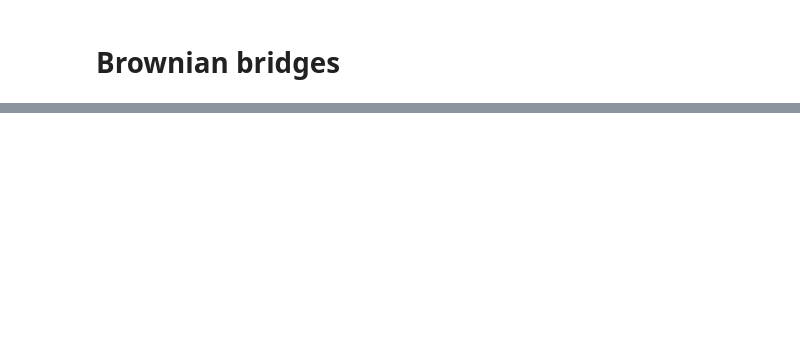
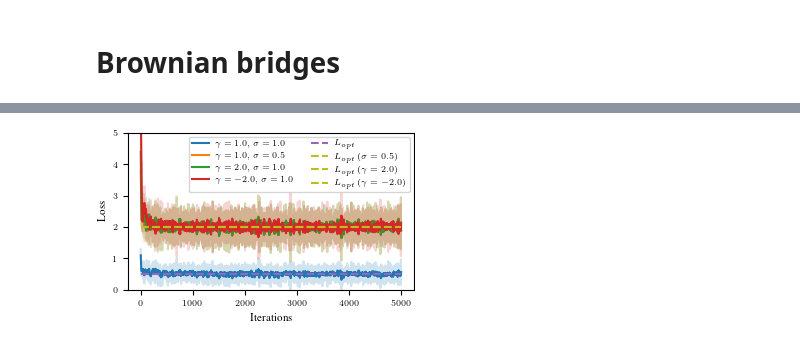
Before and after one commit to bookdiver/neuralbridge, a Jupyter notebook: examples/brownian.ipynb, the cells around one changed output, grey strips where cells are left out. Saved outputs shown, nothing was run; the diff lists cells and outputs as text; code cells hidden in the pictures; blank space fills up the shorter version.

```diff
--- a/examples/brownian.ipynb
+++ b/examples/brownian.ipynb
@@ -4,16 +4,19 @@
 %load_ext autoreload
 %autoreload 2
 # %%
+import numpy as np
 import jax
 import jax.numpy as jnp
-import jax.scipy as jsp
 import jax.random as jr
 
 import matplotlib.pyplot as plt
+from tueplots import bundles
+
+plt.rcParams.update(bundles.icml2024())
 from flax import nnx
 
 from neuralbridge.sdes.examples import BrownianSDE, BrownianBridgeSDE
 from neuralbridge.sdes.base import AuxiliarySDE, GuidedBridgeSDE
 from neuralbridge.sdes.neural_bridge import NeuralBridge
 from neuralbridge.sdes.solver import SDESolver
-from neuralbridge.utils.trainer import train, load
+from neuralbridge.utils.trainer import load
@@ -86,5 +86,0 @@ train_config = {
-# %%
-losses = train(neural_bridge, x0, ts, train_config, rngs=rngs)
-
-# or load the pretrained model
-# load(neural_bridge, train_config["ckpt_dir"])
@@ -115,0 +136,43 @@ plt.plot(losses)
+# %%
+losses_1 = jnp.load(f"../assets/ckpts/neural_bridge/brownian/gamma_1.0_sigma_1.0/losses.npy")
+losses_2 = jnp.load(f"../assets/ckpts/neural_bridge/brownian/gamma_1.0_sigma_0.5/losses.npy")
+losses_3 = jnp.load(f"../assets/ckpts/neural_bridge/brownian/gamma_2.0_sigma_1.0/losses.npy")
+losses_4 = jnp.load(f"../assets/ckpts/neural_bridge/brownian/gamma_-2.0_sigma_1.0/losses.npy")
+# %%
+def smooth_losses(losses, window_size=50):
+    if window_size >= len(losses):
+        return losses
+
+    kernel = jnp.ones(window_size) / window_size
+    padded_losses = jnp.pad(losses, (window_size//2, window_size//2), mode='edge')
+    smoothed = jnp.convolve(padded_losses, kernel, mode='valid')
+
+    return smoothed
+
+window_size = 11
+smooth_losses_1 = smooth_losses(losses_1, window_size)
+smooth_losses_2 = smooth_losses(losses_2, window_size)
+smooth_losses_3 = smooth_losses(losses_3, window_size)
+smooth_losses_4 = smooth_losses(losses_4, window_size)
+
+fig, ax = plt.subplots()
+ax.plot(losses_1, alpha=0.2, color='C0')
+ax.plot(smooth_losses_1, label=r'$\gamma = 1.0, \sigma=1.0$', color='C0')
+ax.plot(losses_2, alpha=0.2, color='C1')
+ax.plot(smooth_losses_2, label=r'$\gamma = 1.0, \sigma=0.5$', color='C1')
+ax.plot(losses_3, alpha=0.2, color='C2')
+ax.plot(smooth_losses_3, label=r'$\gamma = 2.0, \sigma=1.0$', color='C2')
+ax.plot(losses_4, alpha=0.2, color='C3')
+ax.plot(smooth_losses_4, label=r'$\gamma = -2.0, \sigma=1.0$', color='C3')
+ax.hlines(y=0.5, xmin=0, xmax=len(losses_1), linestyle='--', color='C4', label=r'$L_{opt}$')
+ax.hlines(y=2.0, xmin=0, xmax=len(losses_2), linestyle='--', color='C8', label=r'$L_{opt}\,(\sigma=0.5)$')
+ax.hlines(y=2.0, xmin=0, xmax=len(losses_3), linestyle='--', color='C8', label=r'$L_{opt}\,(\gamma=2.0)$')
+ax.hlines(y=8.0, xmin=0, xmax=len(losses_4), linestyle='--', color='C8', label=r'$L_{opt}\, (\gamma=-2.0)$')
+ax.set_ylim(0., 5.0)
+ax.set_xlabel('Iterations')
+ax.set_ylabel('Loss')
+ax.legend(ncol=2)
+fig.savefig('../assets/figures/brownian/losses.pdf')
+plt.show()
+# %% [output]
+[figure, added]
```
Also changed, not shown: parts of 13 cells of this notebook, 42 other files.
